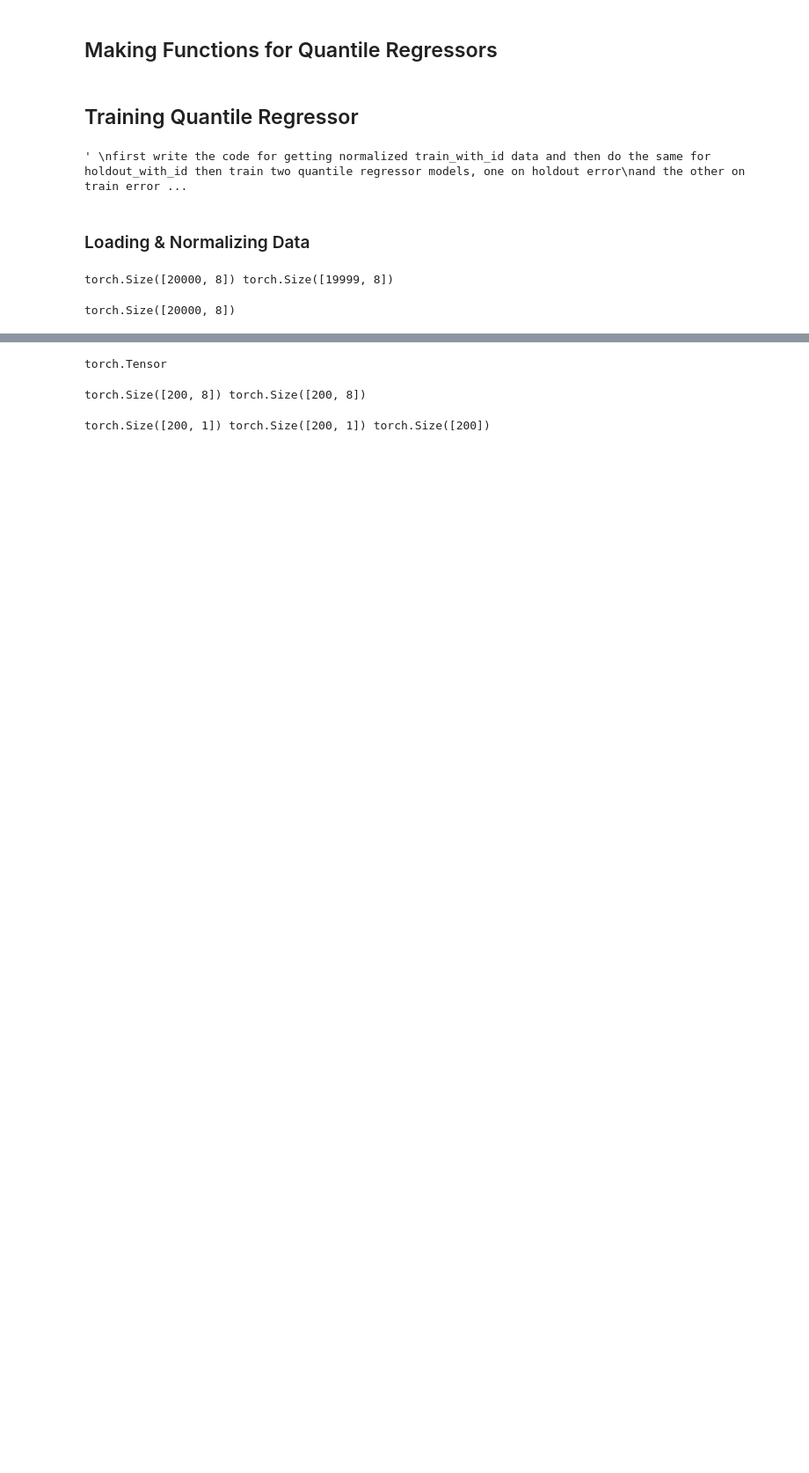
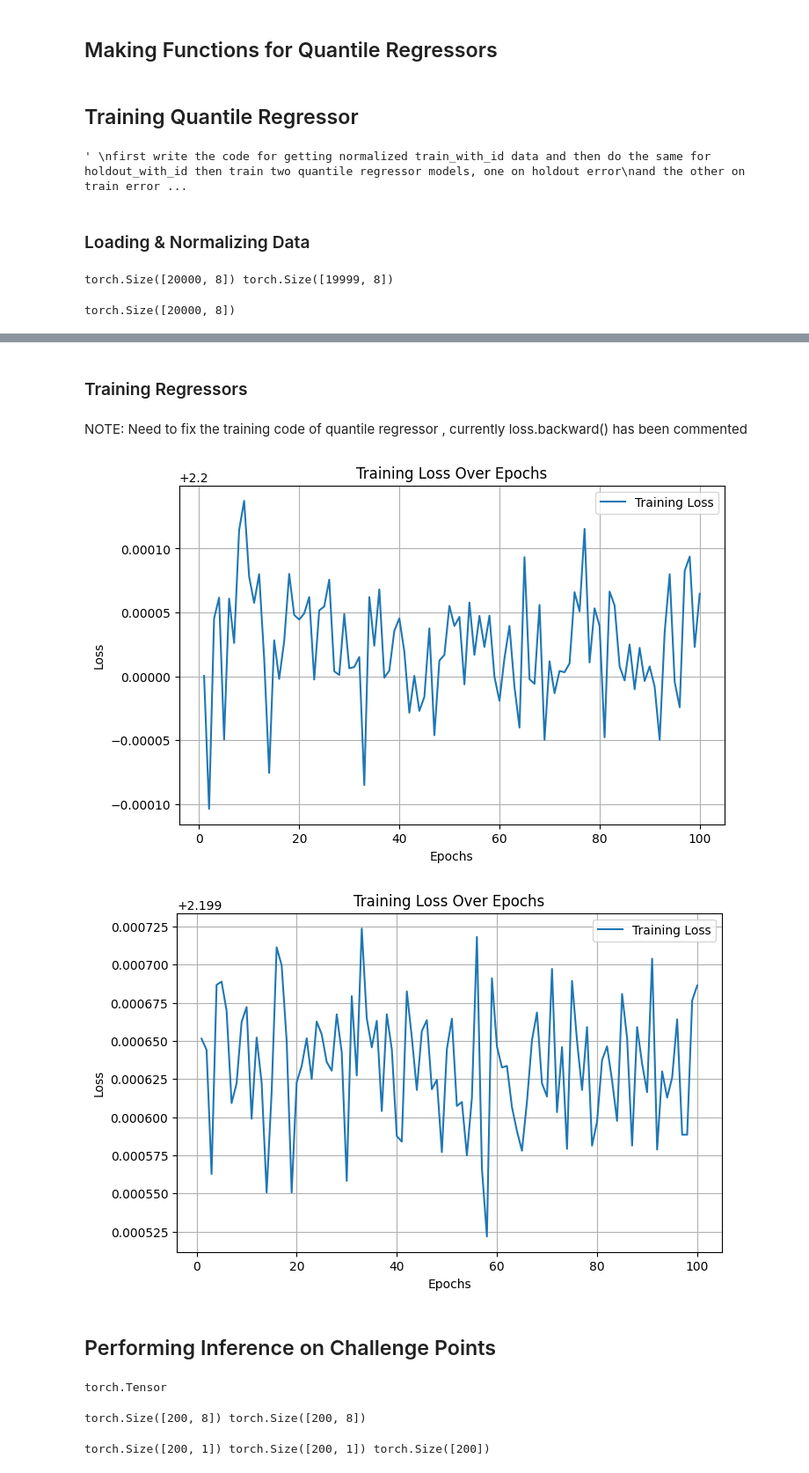
Before and after one commit to viditagg2005/MIDSTModels, a Jupyter notebook: starter_kits/white_box_quantile.ipynb, the cells around one changed output, grey strips where cells are left out. Shown at 88% size. Saved outputs shown, nothing was run; the diff lists cells and outputs as text; code cells hidden in the pictures; blank space fills up the shorter version.

```diff
--- a/starter_kits/white_box_quantile.ipynb
+++ b/starter_kits/white_box_quantile.ipynb
@@ -145 +128,21 @@ class QuantileRegressor(nn.Module):
+# %%
+##############################
+# Quantile Regressor Network #
+##############################
+import torch
+import torch.nn as nn
+
+class QuantileRegressor(nn.Module):
+    def __init__(self, input_dim, hidden_dims=[128, 64, 32]):
+        super().__init__()
+        layers = []
+        for i in range(len(hidden_dims)):
+            layers.append(nn.Linear(input_dim if i == 0 else hidden_dims[i - 1], hidden_dims[i]))
+            layers.append(nn.ReLU())
+            layers.append(nn.Dropout(0.1))  # Dropout for regularization
+        layers.append(nn.Linear(hidden_dims[-1], 1))  # Final output layer
+        self.model = nn.Sequential(*layers)
+
+    def forward(self, x):
+        return self.model(x)
 # %%
@@ -299,3 +284,41 @@ Epoch  20: Loss = 19.4127
+# %% [markdown]
+### Training Regressors
+# %% [markdown]
+NOTE: Need to fix the training code of quantile regressor , currently loss.backward() has been commented
+# %%
+input_dim = 8
+quantile_regressor_train = QuantileRegressor(input_dim=input_dim).to(device)
+
+X_train  = final_tensor1_nor
+y_train = error_train.to(device)
+
+train_quantile_regressor(
+    quantile_regressor_train,
+    X_train,
+    y_train,
+    alpha=0.10,  # Set desired quantile (e.g., 5%)
+    epochs= 100,
+    lr=0.0005,
+)
+
+quantile_regressor_holdout = QuantileRegressor(input_dim=input_dim).to(device)
+
+X_train  = final_tensor2_nor
+y_train = error_holdout.to(device)
+
+train_quantile_regressor(
+    quantile_regressor_train,
+    X_train,
+    y_train,
+    alpha=0.10,  # Set desired quantile (e.g., 5%)
+    epochs= 100,
+    lr=0.0005,
+)
+# %% [output]
+[figure, added]
+[figure, added]
+# %% [markdown]
+## Performing Inference on Challenge Points
 # %%
 test_data= load_csv_as_tensor("/home/vidit/Desktop/SaTML/MIDSTModels/starter_kits/tabddpm_white_box/train/tabddpm_1/challenge_with_id.csv").to(device='cuda')
 type(test_data)
```
Also changed, not shown: parts of 19 cells of this notebook.
